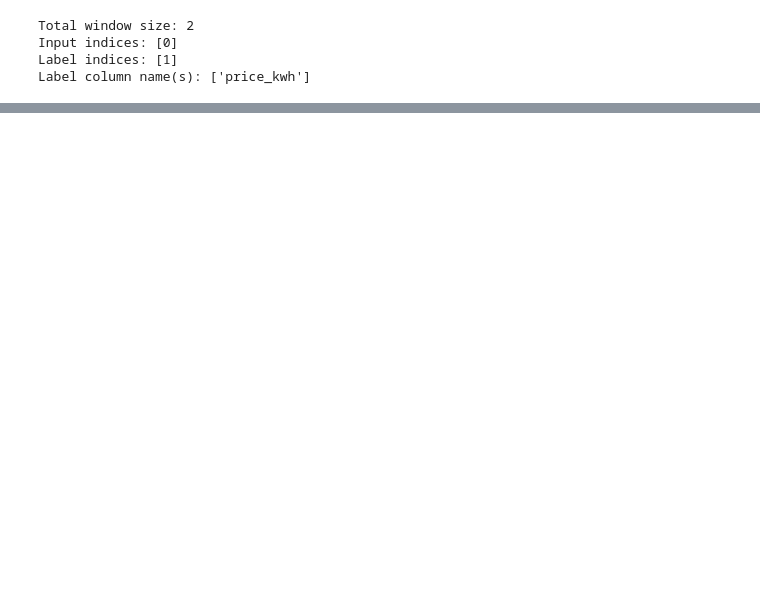
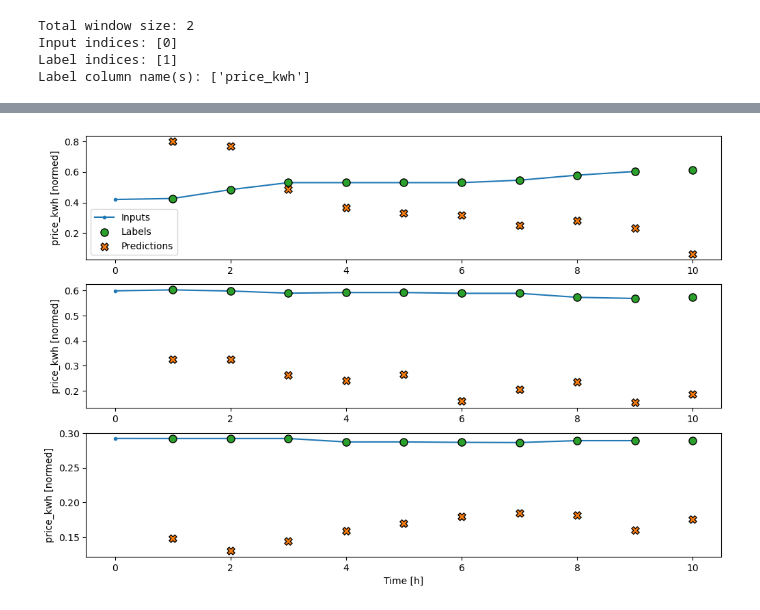
Before and after one commit to michael-fuest/DAiA-EON, a Jupyter notebook: model_performance.ipynb, the cells around one changed output, grey strips where cells are left out. Saved outputs shown, nothing was run; the diff lists cells and outputs as text; code cells hidden in the pictures; blank space fills up the shorter version.

```diff
--- a/model_performance.ipynb
+++ b/model_performance.ipynb
@@ -323,0 +299,4 @@ wide_window.plot(baseline)
+# %%
+linear = tf.keras.Sequential([
+    tf.keras.layers.Dense(units=1)
+])
@@ -323,0 +350,4 @@ wide_window.plot(baseline)
+# %%
+wide_window.plot(linear)
+# %% [output]
+[figure, added]
```
Also changed, not shown: parts of 58 cells of this notebook.
